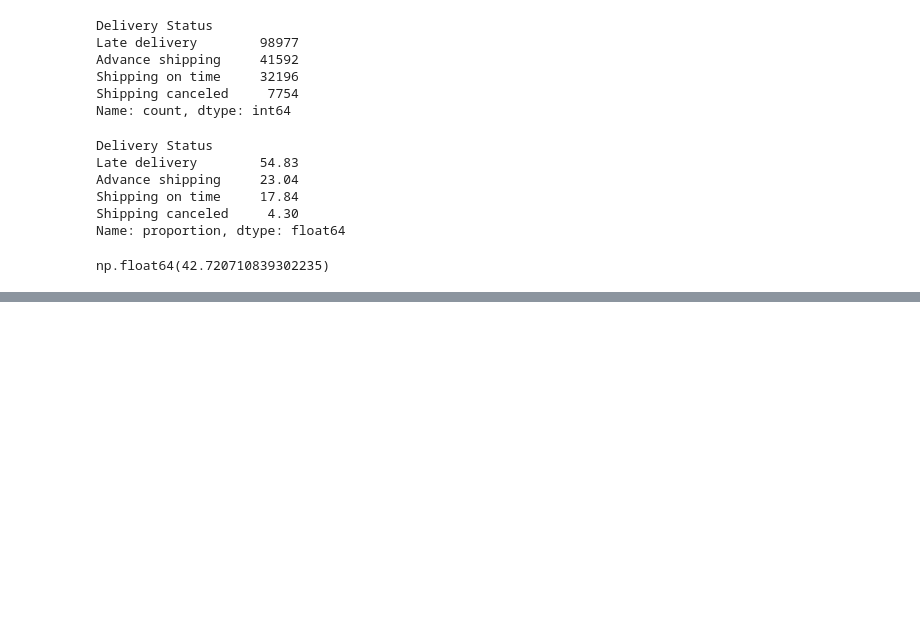
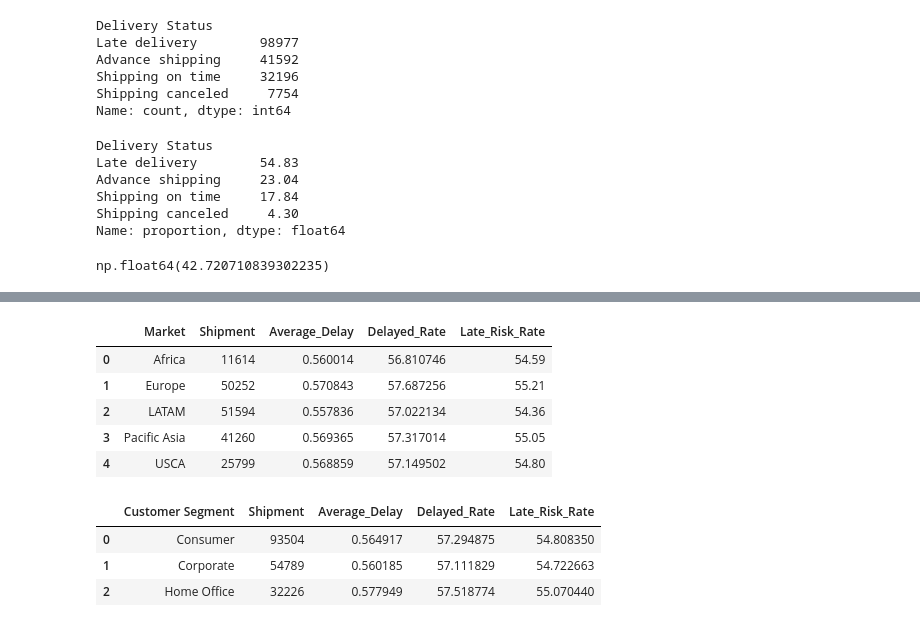
Before and after one commit to shivani1707s/APL-Logistics-Analysis, a Jupyter notebook: notebooks/eda.ipynb, the cells around one changed output, grey strips where cells are left out. Saved outputs shown, nothing was run; the diff lists cells and outputs as text; code cells hidden in the pictures; blank space fills up the shorter version.

```diff
--- a/notebooks/eda.ipynb
+++ b/notebooks/eda.ipynb
@@ -228,0 +297,53 @@ np.float64(42.720710839302235)
+# %%
+market_summary= (
+    df.groupby("Market")
+    .agg(
+        Shipment= ("Market", "size"),
+        Average_Delay=("Delay_Gap","mean"),
+        Delayed_Rate=(
+            "Delay_Category",
+            lambda x: (x == "Delayed").mean() * 100
+        ),
+        Late_Risk_Rate= (
+            "Late_delivery_risk",
+            "mean"
+        )
+    ).reset_index()
+)
+# %%
+market_summary["Late_Risk_Rate"]= (
+    market_summary["Late_Risk_Rate"] * 100
+).round(2)
+
+market_summary
+# %% [output]
+|  | Market | Shipment | Average_Delay | Delayed_Rate | Late_Risk_Rate |
+| 0 | Africa | 11614 | 0.560014 | 56.810746 | 54.59 |
+| 1 | Europe | 50252 | 0.570843 | 57.687256 | 55.21 |
+| 2 | LATAM | 51594 | 0.557836 | 57.022134 | 54.36 |
+| 3 | Pacific Asia | 41260 | 0.569365 | 57.317014 | 55.05 |
+| 4 | USCA | 25799 | 0.568859 | 57.149502 | 54.80 |
+# %%
+segment_summary= (
+    df.groupby("Customer Segment")
+    .agg(
+        Shipment= ("Customer Segment", "size"),
+        Average_Delay=("Delay_Gap","mean"),
+        Delayed_Rate=(
+            "Delay_Category",
+            lambda x: (x == "Delayed").mean() * 100
+        ),
+        Late_Risk_Rate= (
+            "Late_delivery_risk",
+            "mean"
+        )
+    ).reset_index()
+)
+
+segment_summary["Late_Risk_Rate"] *= 100
+segment_summary
+# %% [output]
+|  | Customer Segment | Shipment | Average_Delay | Delayed_Rate | Late_Risk_Rate |
+| 0 | Consumer | 93504 | 0.564917 | 57.294875 | 54.808350 |
+| 1 | Corporate | 54789 | 0.560185 | 57.111829 | 54.722663 |
+| 2 | Home Office | 32226 | 0.577949 | 57.518774 | 55.070440 |
```
Also changed, not shown: parts of 5 cells of this notebook.
